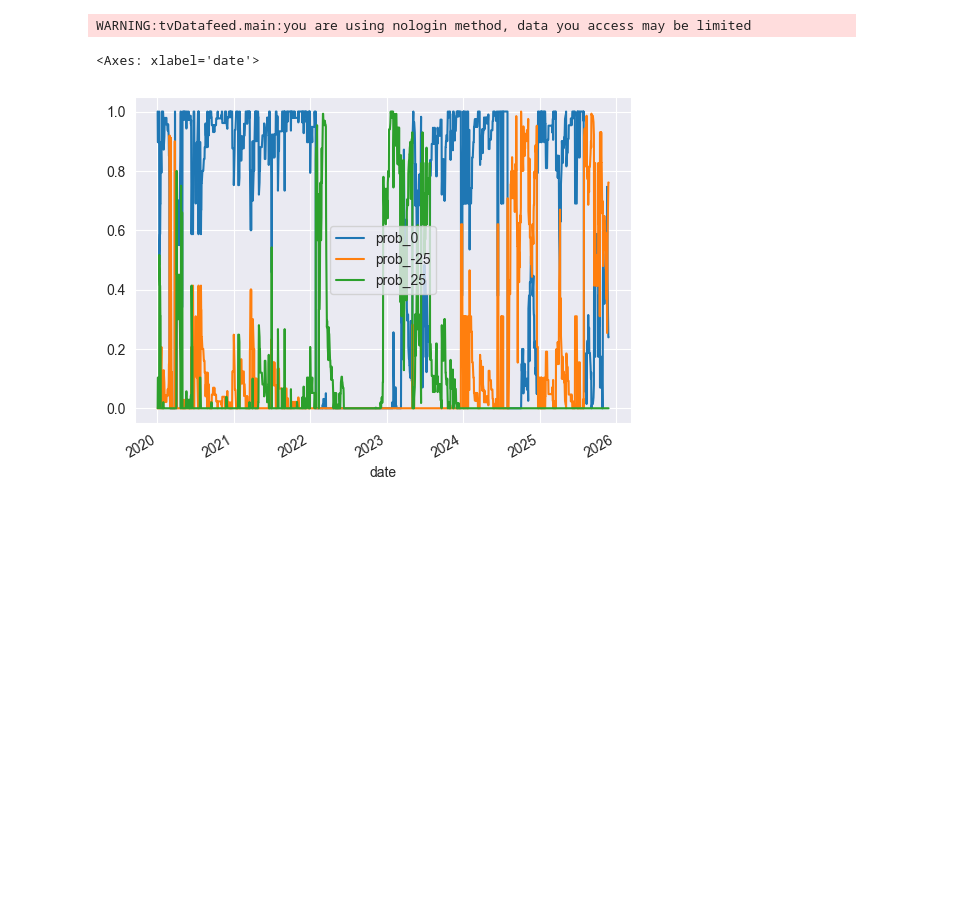
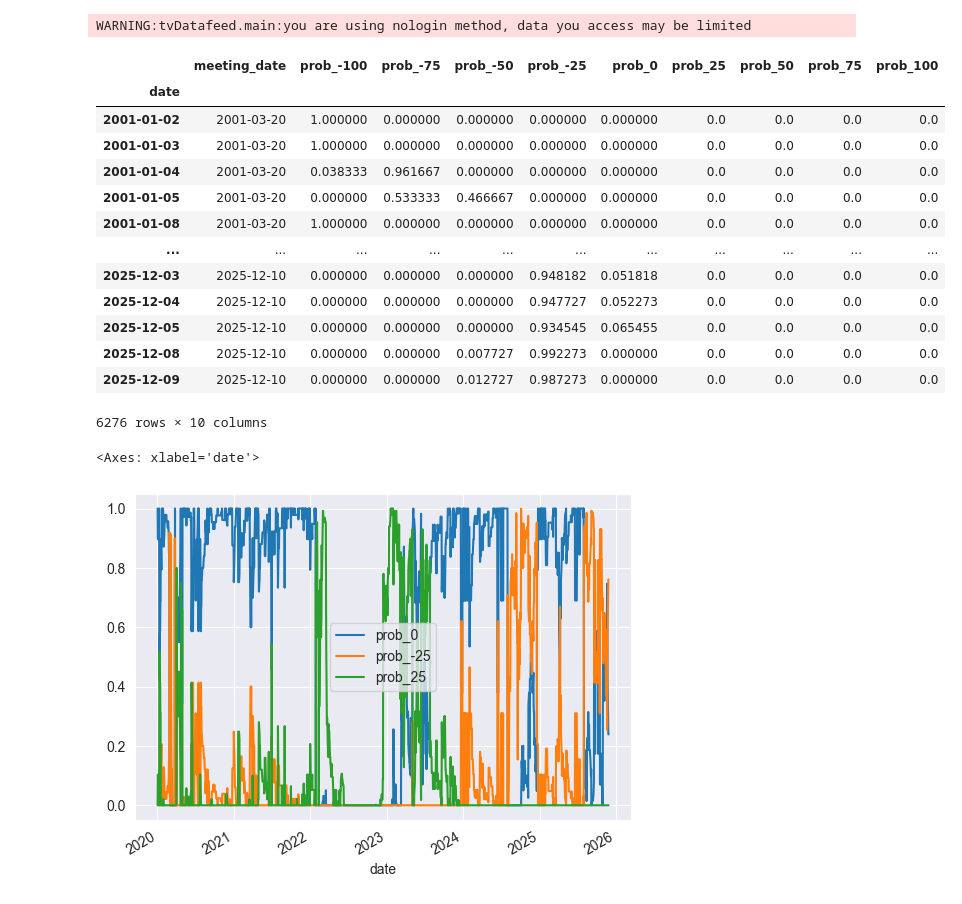
Before and after one commit to Tommylee1013/FedInterestCutProb, a Jupyter notebook: Note/get probs.ipynb, the cells around one changed output. Saved outputs shown, nothing was run; the diff lists cells and outputs as text; code cells hidden in the pictures; blank space fills up the shorter version.

```diff
--- a/Note/get probs.ipynb
+++ b/Note/get probs.ipynb
@@ -597,6 +911,23 @@ prob_series = build_fomc_prob_time_series(
 )
 # %% [output]
 WARNING:tvDatafeed.main:you are using nologin method, data you access may be limited
+# %%
+prob_series
+# %% [output]
+|  | meeting_date | prob_-100 | prob_-75 | prob_-50 | prob_-25 | prob_0 | prob_25 | prob_50 | prob_75 | prob_100 |
+| date |  |  |  |  |  |  |  |  |  |  |
+| 2001-01-02 | 2001-03-20 | 1.000000 | 0.000000 | 0.000000 | 0.000000 | 0.000000 | 0.0 | 0.0 | 0.0 | 0.0 |
+| 2001-01-03 | 2001-03-20 | 1.000000 | 0.000000 | 0.000000 | 0.000000 | 0.000000 | 0.0 | 0.0 | 0.0 | 0.0 |
+| 2001-01-04 | 2001-03-20 | 0.038333 | 0.961667 | 0.000000 | 0.000000 | 0.000000 | 0.0 | 0.0 | 0.0 | 0.0 |
+| 2001-01-05 | 2001-03-20 | 0.000000 | 0.533333 | 0.466667 | 0.000000 | 0.000000 | 0.0 | 0.0 | 0.0 | 0.0 |
+| 2001-01-08 | 2001-03-20 | 1.000000 | 0.000000 | 0.000000 | 0.000000 | 0.000000 | 0.0 | 0.0 | 0.0 | 0.0 |
+| ... | ... | ... | ... | ... | ... | ... | ... | ... | ... | ... |
+| 2025-12-03 | 2025-12-10 | 0.000000 | 0.000000 | 0.000000 | 0.948182 | 0.051818 | 0.0 | 0.0 | 0.0 | 0.0 |
+| 2025-12-04 | 2025-12-10 | 0.000000 | 0.000000 | 0.000000 | 0.947727 | 0.052273 | 0.0 | 0.0 | 0.0 | 0.0 |
+| 2025-12-05 | 2025-12-10 | 0.000000 | 0.000000 | 0.000000 | 0.934545 | 0.065455 | 0.0 | 0.0 | 0.0 | 0.0 |
+| 2025-12-08 | 2025-12-10 | 0.000000 | 0.000000 | 0.007727 | 0.992273 | 0.000000 | 0.0 | 0.0 | 0.0 | 0.0 |
+| 2025-12-09 | 2025-12-10 | 0.000000 | 0.000000 | 0.012727 | 0.987273 | 0.000000 | 0.0 | 0.0 | 0.0 | 0.0 |
+6276 rows × 10 columns
 # %%
 prob_series.loc['2020':,['prob_0','prob_-25','prob_25']].plot()
 # %% [output]
```
Also changed, not shown: parts of 10 cells of this notebook, 6 other files.
